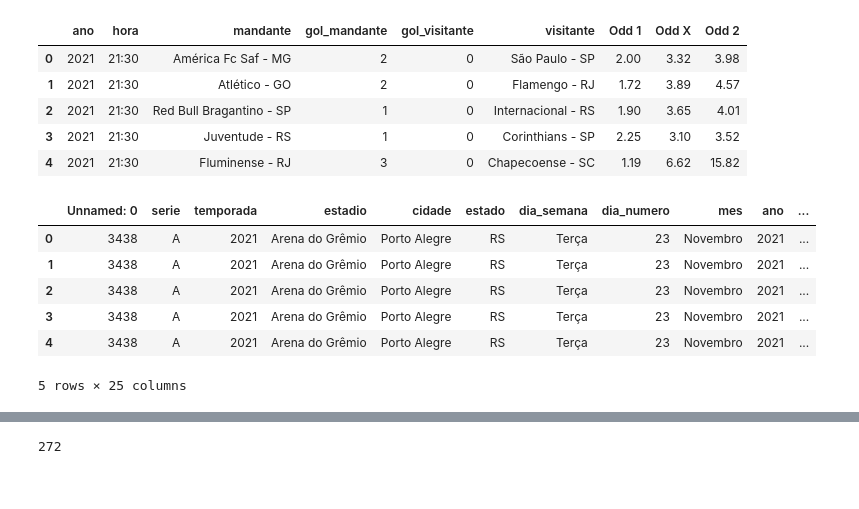
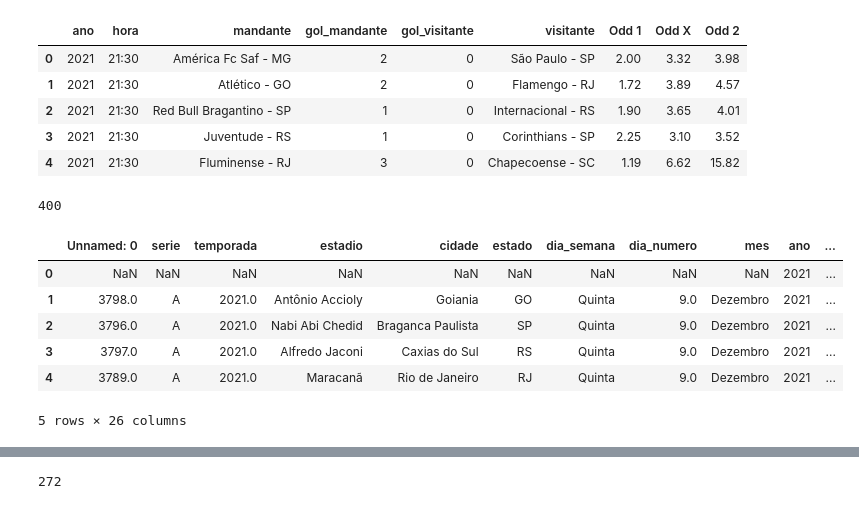
Before and after one commit to edilton-bs/tcc-fgv-emap, a Jupyter notebook: analise_dados.ipynb, the cells around one changed output, grey strips where cells are left out. Saved outputs shown, nothing was run; the diff lists cells and outputs as text; code cells hidden in the pictures.

```diff
--- a/analise_dados.ipynb
+++ b/analise_dados.ipynb
@@ -117,15 +132,20 @@ Index: []
 | 2 | 2021 | 21:30 | Red Bull Bragantino - SP | 1 | 0 | Internacional - RS | 1.90 | 3.65 | 4.01 |
 | 3 | 2021 | 21:30 | Juventude - RS | 1 | 0 | Corinthians - SP | 2.25 | 3.10 | 3.52 |
 | 4 | 2021 | 21:30 | Fluminense - RJ | 3 | 0 | Chapecoense - SC | 1.19 | 6.62 | 15.82 |
+# %%
+# contando o numero de linhas para a temporada 2022
+df2[df2['ano'] == 2023].shape[0]
+# %% [output]
+400
 # %%
-df_merged = pd.merge(df_cbf, df2, on=['ano', 'hora', 'mandante', 'visitante'], how='inner')
+df_merged = pd.merge(df_cbf, df2, on=['ano', 'mandante', 'visitante'], how='right')
 
 df_merged.head()
 # %% [output]
 |  | Unnamed: 0 | serie | temporada | estadio | cidade | estado | dia_semana | dia_numero | mes | ano | ... |
-| 0 | 3438 | A | 2021 | Arena do Grêmio | Porto Alegre | RS | Terça | 23 | Novembro | 2021 | ... |
-| 1 | 3438 | A | 2021 | Arena do Grêmio | Porto Alegre | RS | Terça | 23 | Novembro | 2021 | ... |
-| 2 | 3438 | A | 2021 | Arena do Grêmio | Porto Alegre | RS | Terça | 23 | Novembro | 2021 | ... |
-| 3 | 3438 | A | 2021 | Arena do Grêmio | Porto Alegre | RS | Terça | 23 | Novembro | 2021 | ... |
-| 4 | 3438 | A | 2021 | Arena do Grêmio | Porto Alegre | RS | Terça | 23 | Novembro | 2021 | ... |
+| 0 | NaN | NaN | NaN | NaN | NaN | NaN | NaN | NaN | NaN | 2021 | ... |
+| 1 | 3798.0 | A | 2021.0 | Antônio Accioly | Goiania | GO | Quinta | 9.0 | Dezembro | 2021 | ... |
+| 2 | 3796.0 | A | 2021.0 | Nabi Abi Chedid | Braganca Paulista | SP | Quinta | 9.0 | Dezembro | 2021 | ... |
+| 3 | 3797.0 | A | 2021.0 | Alfredo Jaconi | Caxias do Sul | RS | Quinta | 9.0 | Dezembro | 2021 | ... |
+| 4 | 3789.0 | A | 2021.0 | Maracanã | Rio de Janeiro | RJ | Quinta | 9.0 | Dezembro | 2021 | ... |
-5 rows × 25 columns
+5 rows × 26 columns
```
Also changed, not shown: parts of 13 cells of this notebook, 8 other files.
